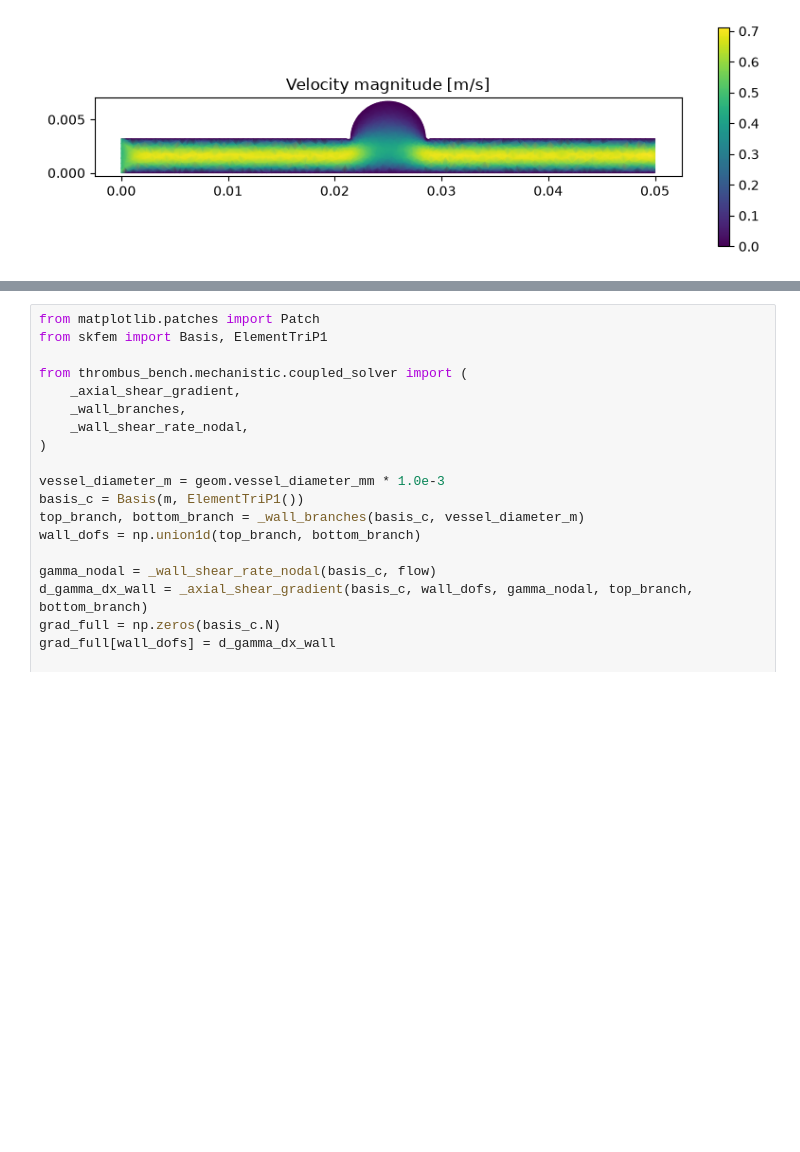
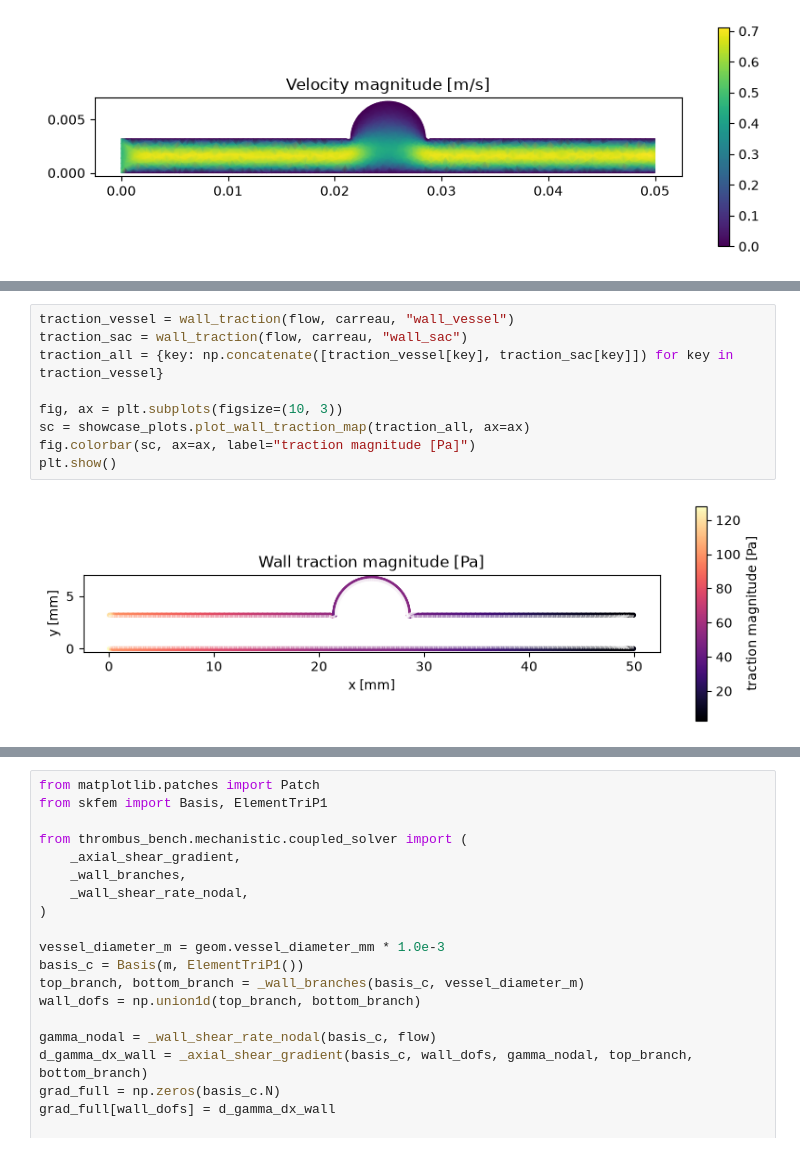
Before and after one commit to danilodurs/thrombus-bench, a Jupyter notebook: notebooks/01_explore_mechanistic_baseline.ipynb, the cells around one changed output, grey strips where cells are left out. Saved outputs shown, nothing was run; the diff lists cells and outputs as text; blank space fills up the shorter version.

```diff
--- a/notebooks/01_explore_mechanistic_baseline.ipynb
+++ b/notebooks/01_explore_mechanistic_baseline.ipynb
@@ -101 +182,12 @@ plt.show()
+# %%
+traction_vessel = wall_traction(flow, carreau, "wall_vessel")
+traction_sac = wall_traction(flow, carreau, "wall_sac")
+traction_all = {key: np.concatenate([traction_vessel[key], traction_sac[key]]) for key in traction_vessel}
+
+fig, ax = plt.subplots(figsize=(10, 3))
+sc = showcase_plots.plot_wall_traction_map(traction_all, ax=ax)
+fig.colorbar(sc, ax=ax, label="traction magnitude [Pa]")
+plt.show()
+# %% [output]
+[figure, added]
 # %% [markdown]
```
Also changed, not shown: parts of 29 cells of this notebook, 6 other files.
